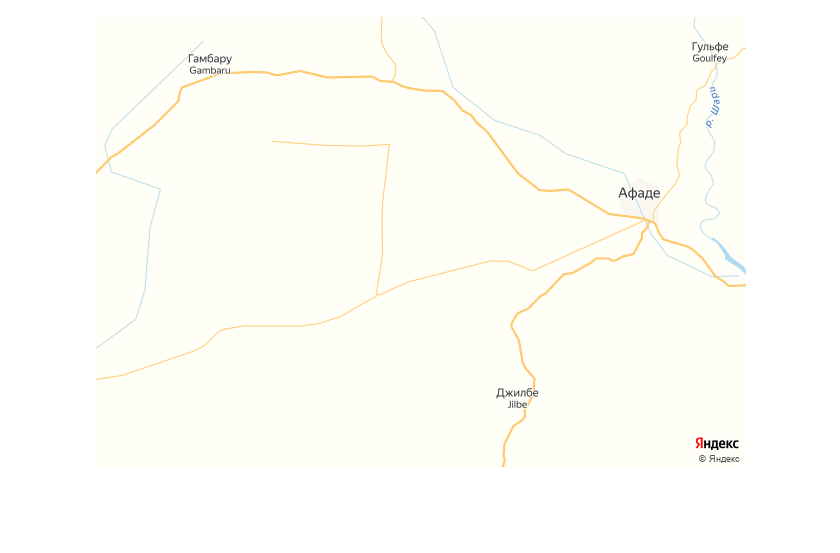
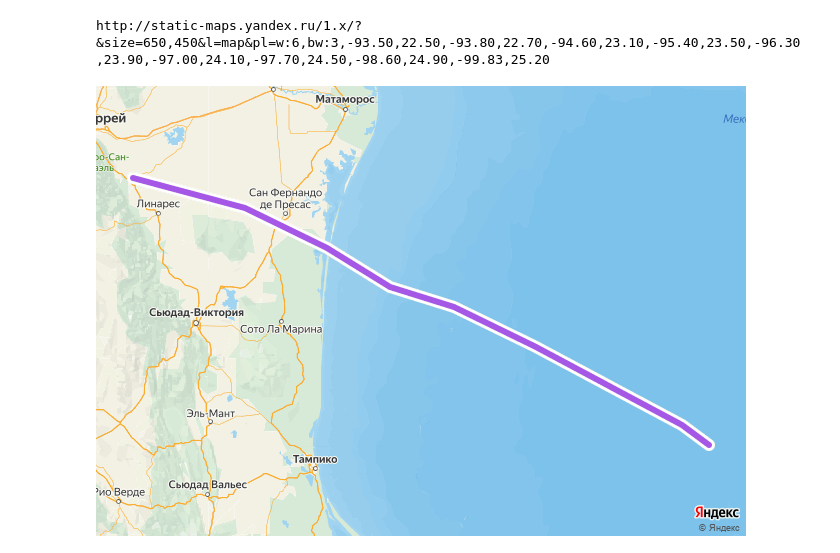
Before and after one commit to RoKivals/FinancialAnalysis, a Jupyter notebook: YandexMap/YandexRequest.ipynb, the cells around one changed output. Cells and saved outputs as stored; diff of their text form; code cells hidden in the pictures; blank space fills up the shorter version.

```diff
--- a/YandexMap/YandexRequest.ipynb
+++ b/YandexMap/YandexRequest.ipynb
@@ -8,10 +8,11 @@ class MapParams(object):
     def __init__(self, data: numpy.array):
         self.dots = data
 
-        self.lat: float = numpy.nan  #61.665279  # Ширина
-        self.lon: float = numpy.nan  #50.813492  # Долгота
+        # Координаты центра
+        self.lat: float = numpy.nan   # Широта
+        self.lon: float = numpy.nan  # Долгота
 
-        self.zoom: int = 10  # Масштаб карты на старте. Изменяется от 1 до 17
+        self.zoom: int = 3  # Масштаб карты на старте. Изменяется от 1 до 17
         self.type: str = "map"  # Другие значения "sat", "sat,skl"
 
         # Разрешение изображения (максимум 650x450)
@@ -20,8 +21,9 @@ class MapParams(object):
 
     # Преобразование координат в параметр ll, требуется без пробелов, через запятую и без скобок
     def ll_key(self):
-        return f'{self.lon:6f},{self.lat:6f}'
+        return f'{self.lon:.6f},{self.lat:.6f}'
 
+    # Размеры выходного изображения
     def size_key(self):
         return str(self.width) + "," + str(self.height)
 
@@ -34,41 +36,51 @@ class MapParams(object):
     def find_borders(self):
         pass
 
+    def line_key(self):
+        result = ''
+        for i in self.dots:
+            result += f'{i[1]:.2f},{i[0]:.2f},'
+        return result[:-1]
+
 
 # Создание карты с соответствующими параметрами.
 def load_map(mp):
-    map_request = "http://static-maps.yandex.ru/1.x/?ll={ll}&z={z}&l={type}&size={sz}".format(ll=mp.ll_key(),
-                                                                                              z=mp.zoom, type=mp.type,
-                                                                                              sz=mp.size_key())
+    #ll - центр (автомат)
+    #z(zoom) - масштабирование (автомат)
+    #size - разрешение изображения
+    #bbox - границы отображения
+    map_request = "http://static-maps.yandex.ru/1.x/?&size={sz}&l={type}&pl=w:6,bw:3,{coords}". \
+        format(type=mp.type, sz=mp.size_key(), coords=mp.line_key())
 
     response = requests.get(map_request)
     if not response:
         print("Ошибка выполнения запроса:")
         print(map_request)
         print("Http статус:", response.status_code, "(", response.reason, ")")
         sys.exit(1)
 
     # Запись полученного изображения в файл.
     map_file = "map.png"
     try:
         with open(map_file, "wb") as file:
             file.write(response.content)
     except IOError as ex:
         print("Ошибка записи временного файла:", ex)
         sys.exit(2)
     return map_file
 
 
 def main():
-    # Генерим случайные координаты
-    data = 360 * numpy.random.rand(5, 2) - 180
+    data = numpy.array([22.5,-93.5,22.7,-93.8,23.1,-94.6,23.5,-95.4,23.9,-96.3,24.1,
+                        -97.0,24.5,-97.7,24.9,-98.6,25.2,-99.8]).reshape(-1, 2)
     mp = MapParams(data)
     mp.find_center()
     load_map(mp)
     display(Image(filename='map.png'))
 
 
 if __name__ == "__main__":
     main()
 # %% [output]
+http://static-maps.yandex.ru/1.x/?&size=650,450&l=map&pl=w:6,bw:3,-93.50,22.50,-93.80,22.70,-94.60,23.10,-95.40,23.50,-96.30,23.90,-97.00,24.10,-97.70,24.50,-98.60,24.90,-99.83,25.20
-[figure, old version]
+[figure, new version]
```
